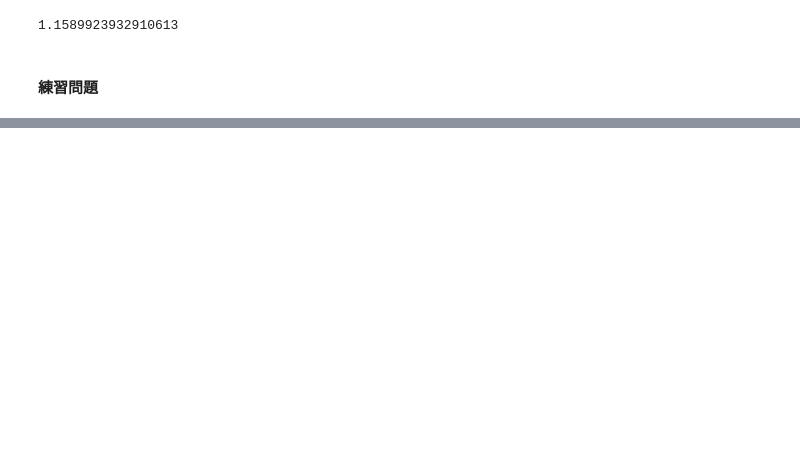
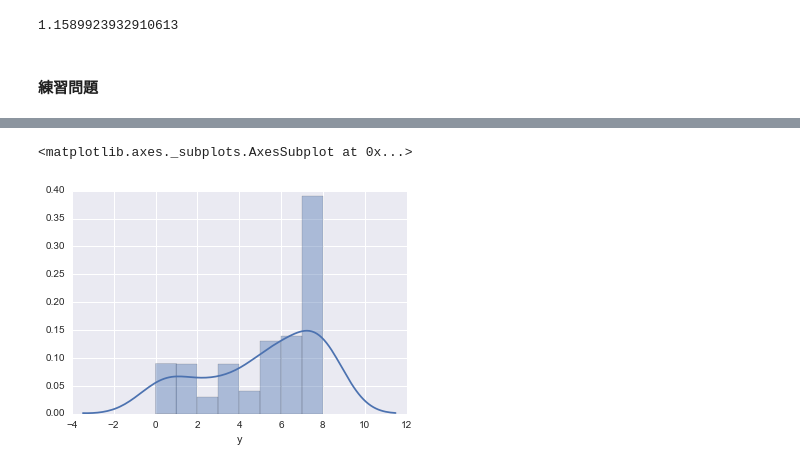
Before and after one commit to hmj/r-stan-stats-modeling-in-python, a Jupyter notebook: chap05/ohnishi/chapter5.ipynb, the cells around one changed output, grey strips where cells are left out. Saved outputs shown, nothing was run; the diff lists cells and outputs as text; code cells hidden in the pictures; blank space fills up the shorter version.

```diff
--- a/chap05/ohnishi/chapter5.ipynb
+++ b/chap05/ohnishi/chapter5.ipynb
@@ -502,0 +708,4 @@ b1, b2, b3 = (np.percentile(x, 50) for x in b)
+# %%
+# (7)
+df_ex7 = pd.read_csv("input/data4a.csv")
+df_ex7.head()
@@ -502,0 +731,5 @@ b1, b2, b3 = (np.percentile(x, 50) for x in b)
+# %%
+sns.distplot(df_ex7.y,bins=8)
+# %% [output]
+<matplotlib.axes._subplots.AxesSubplot at 0x...>
+[figure, added]
```
Also changed, not shown: parts of 36 cells of this notebook, 4 other files.
